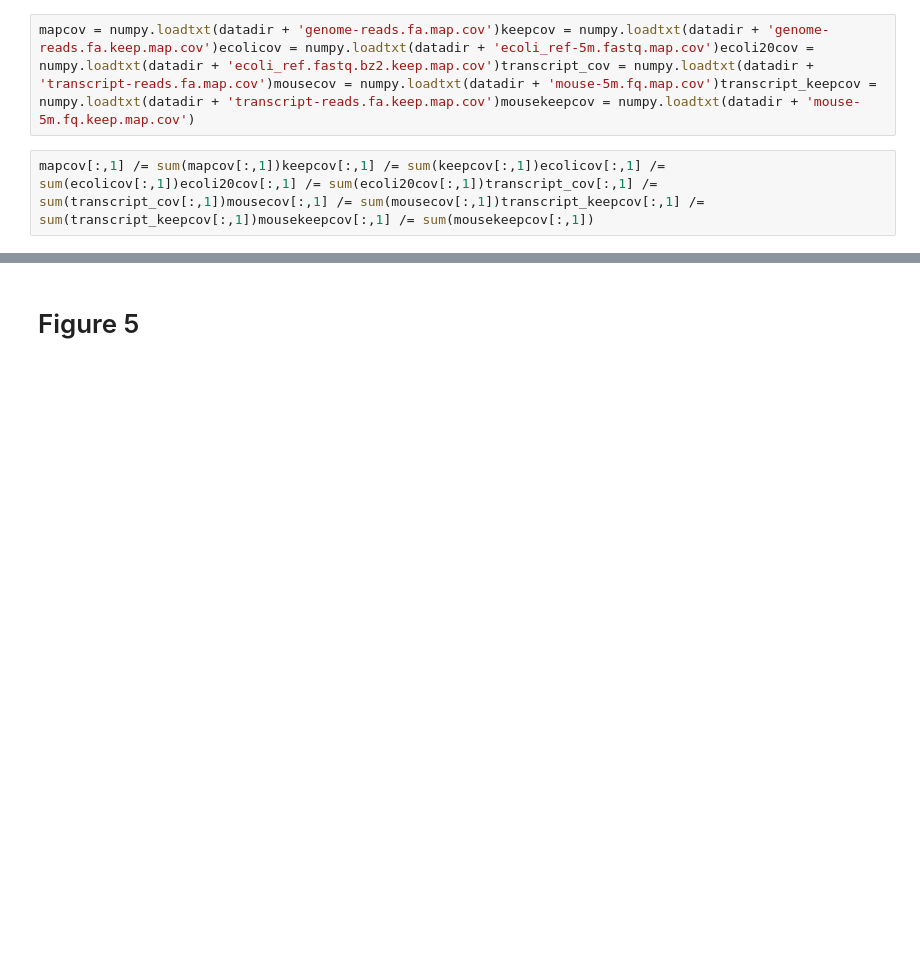
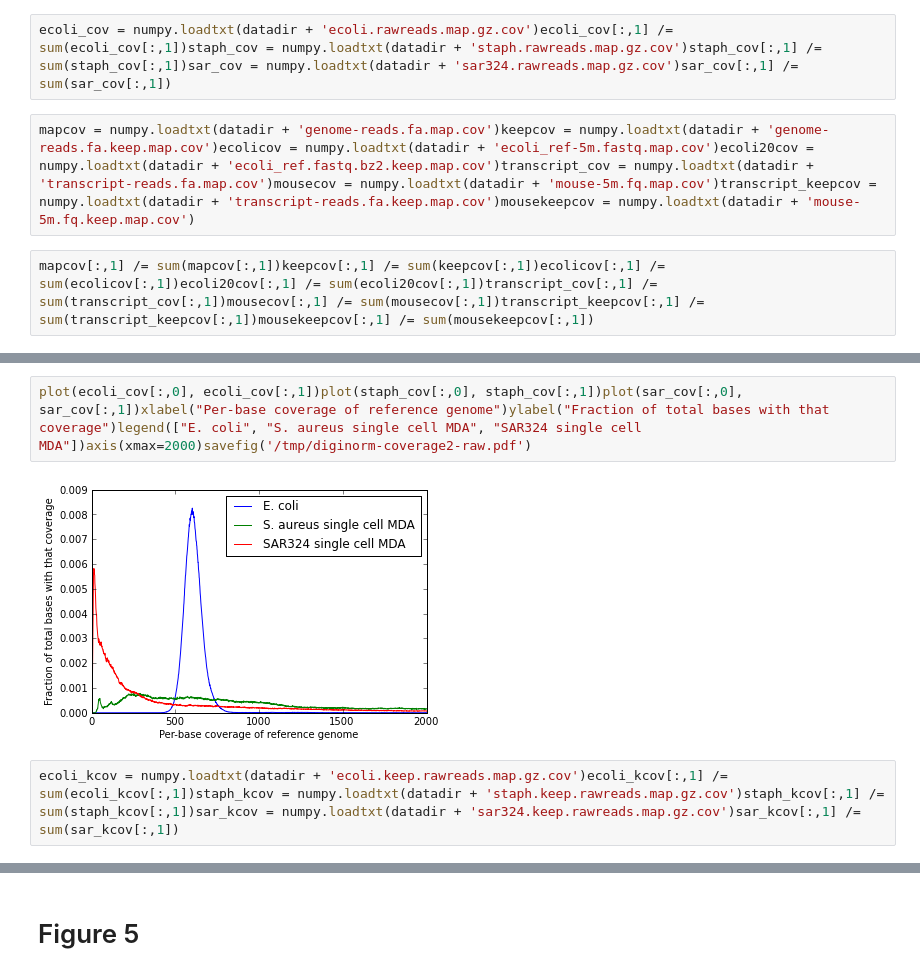
Before and after one commit to ctb/2012-paper-diginorm, a Jupyter notebook: notebook/diginorm.ipynb, the cells around one changed output, grey strips where cells are left out. Drawn from its saved outputs; the diff is of its cells as text; blank space fills up the shorter version.

```diff
--- a/notebook/diginorm.ipynb
+++ b/notebook/diginorm.ipynb
@@ -56,6 +56,8 @@ clf()#axis([0, 250, 0, 250])#title('mouse reads')xlabel('read coverage by mappin
 linear r^2 0.904776248799log r^2 0.872367665664
 # %% [markdown]
 # Figure 4
+# %%
+ecoli_cov = numpy.loadtxt(datadir + 'ecoli.rawreads.map.gz.cov')ecoli_cov[:,1] /= sum(ecoli_cov[:,1])staph_cov = numpy.loadtxt(datadir + 'staph.rawreads.map.gz.cov')staph_cov[:,1] /= sum(staph_cov[:,1])sar_cov = numpy.loadtxt(datadir + 'sar324.rawreads.map.gz.cov')sar_cov[:,1] /= sum(sar_cov[:,1])
 # %%
 mapcov = numpy.loadtxt(datadir + 'genome-reads.fa.map.cov')keepcov = numpy.loadtxt(datadir + 'genome-reads.fa.keep.map.cov')ecolicov = numpy.loadtxt(datadir + 'ecoli_ref-5m.fastq.map.cov')ecoli20cov = numpy.loadtxt(datadir + 'ecoli_ref.fastq.bz2.keep.map.cov')transcript_cov = numpy.loadtxt(datadir + 'transcript-reads.fa.map.cov')mousecov = numpy.loadtxt(datadir + 'mouse-5m.fq.map.cov')transcript_keepcov = numpy.loadtxt(datadir + 'transcript-reads.fa.keep.map.cov')mousekeepcov = numpy.loadtxt(datadir + 'mouse-5m.fq.keep.map.cov')
 # %%
@@ -70,0 +65,6 @@ clf()xlabel("Per-base coverage of genome")ylabel("Fraction of bases with that co
+# %%
+plot(ecoli_cov[:,0], ecoli_cov[:,1])plot(staph_cov[:,0], staph_cov[:,1])plot(sar_cov[:,0], sar_cov[:,1])xlabel("Per-base coverage of reference genome")ylabel("Fraction of total bases with that coverage")legend(["E. coli", "S. aureus single cell MDA", "SAR324 single cell MDA"])axis(xmax=2000)savefig('/tmp/diginorm-coverage2-raw.pdf')
+# %% [output]
+[figure, added]
+# %%
+ecoli_kcov = numpy.loadtxt(datadir + 'ecoli.keep.rawreads.map.gz.cov')ecoli_kcov[:,1] /= sum(ecoli_kcov[:,1])staph_kcov = numpy.loadtxt(datadir + 'staph.keep.rawreads.map.gz.cov')staph_kcov[:,1] /= sum(staph_kcov[:,1])sar_kcov = numpy.loadtxt(datadir + 'sar324.keep.rawreads.map.gz.cov')sar_kcov[:,1] /= sum(sar_kcov[:,1])
```
Also changed, not shown: parts of 3 cells of this notebook, 2 other files.
